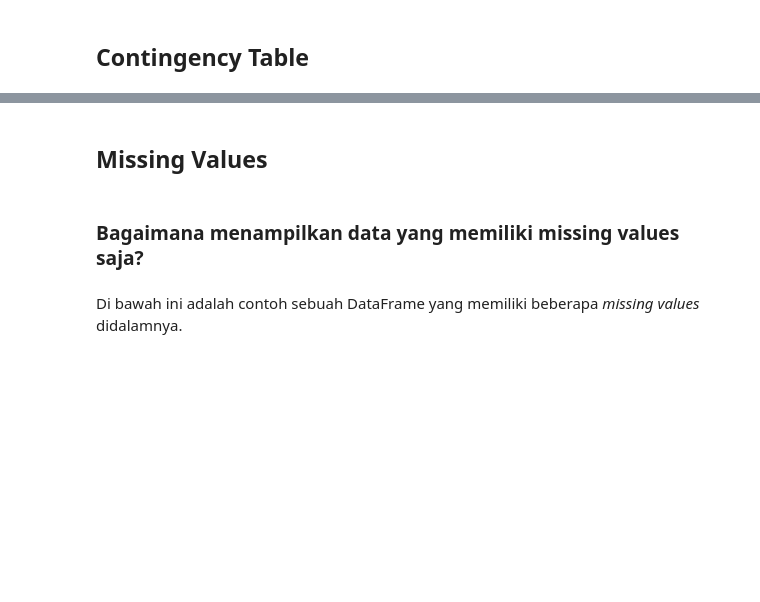
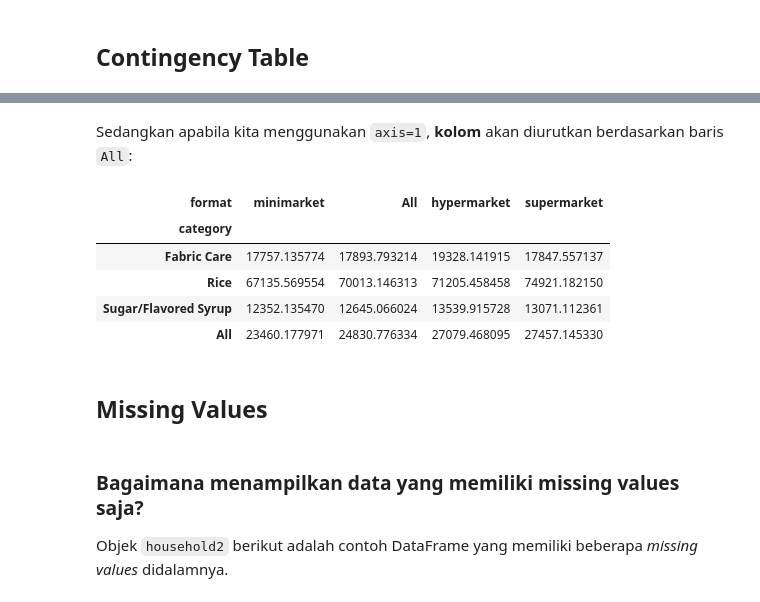
Before and after one commit to tomytjandra/askalgo-py-content, a Jupyter notebook: 02. EDA.ipynb, the cells around one changed output, grey strips where cells are left out. Drawn from its saved outputs; the diff is of its cells as text; code cells hidden in the pictures; blank space fills up the shorter version.

```diff
--- a/02. EDA.ipynb
+++ b/02. EDA.ipynb
@@ -161,7 +175,20 @@ Bisa. Dengan catatan yang dapat di *sorting* adalah nilai `All` pada kolomnya, b
+# %% [markdown]
+Sedangkan apabila kita menggunakan `axis=1`, **kolom** akan diurutkan berdasarkan baris `All`:
+# %%
+household_crosstab.sort_values(by='All', axis=1)
+# %% [output]
+| format | minimarket | All | hypermarket | supermarket |
+| category |  |  |  |  |
+| Fabric Care | 17757.135774 | 17893.793214 | 19328.141915 | 17847.557137 |
+| Rice | 67135.569554 | 70013.146313 | 71205.458458 | 74921.182150 |
+| Sugar/Flavored Syrup | 12352.135470 | 12645.066024 | 13539.915728 | 13071.112361 |
+| All | 23460.177971 | 24830.776334 | 27079.468095 | 27457.145330 |
 # %% [markdown]
 ## Missing Values
 # %% [markdown]
 ### Bagaimana menampilkan data yang memiliki missing values saja?
+
+Objek `household2` berikut adalah contoh DataFrame yang memiliki beberapa *missing values* didalamnya.
 # %%
 household = pd.read_csv("data_input/household.csv", index_col=1, parse_dates=['purchase_time'])
 household.drop(['receipt_id', 'yearmonth', 'sub_category'], axis=1, inplace=True)
@@ -177,5 +203,3 @@ household2.loc[31885876, "weekday"] = math.nan
-# %% [markdown]
-Di bawah ini adalah contoh sebuah DataFrame yang memiliki beberapa *missing values* didalamnya.
 # %%
 household2
 # %% [output]
```
Also changed, not shown: parts of 47 cells of this notebook.
